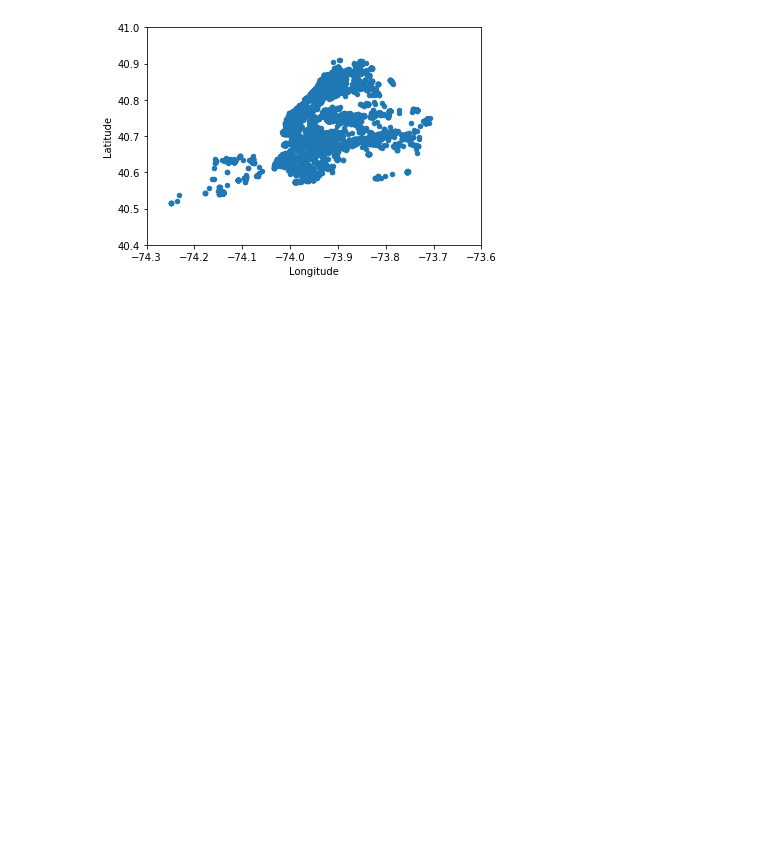
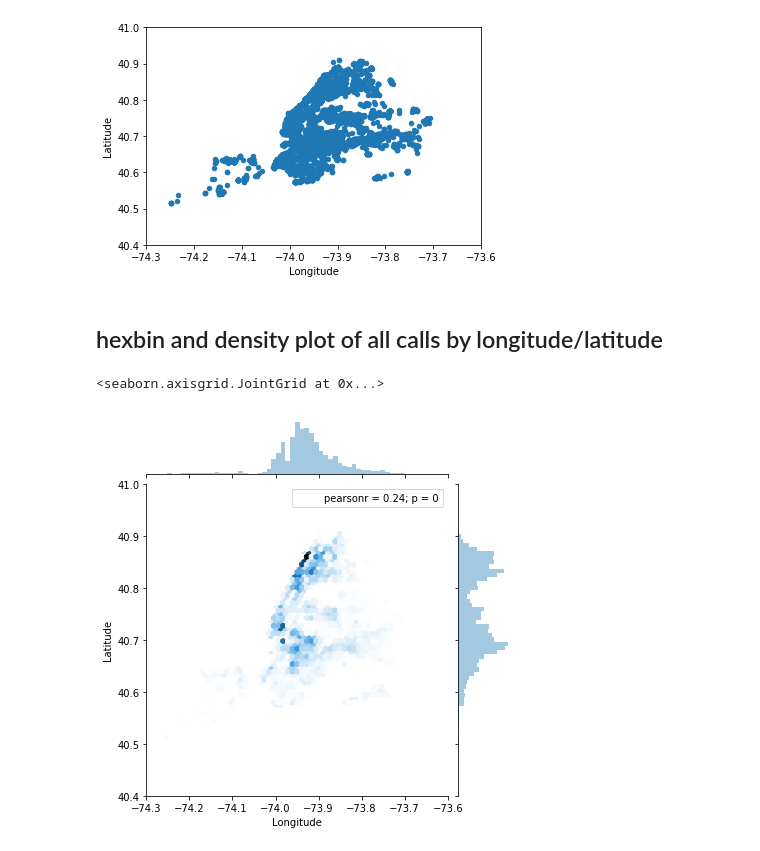
Before and after one commit to TrifectaIII/Data-Science-Final, a Jupyter notebook: DataScienceFinal.ipynb, the cells around one changed output. Drawn from its saved outputs; the diff is of its cells as text; code cells hidden in the pictures; blank space fills up the shorter version.

Commit message:
added graphs

```diff
--- a/DataScienceFinal.ipynb
+++ b/DataScienceFinal.ipynb
@@ -85,7 +90,11 @@ howdata.plot(kind = 'scatter',x='Longitude',y='Latitude',xlim = (-74.3,-73.6),yl
 # %% [output]
 <matplotlib.axes._subplots.AxesSubplot at 0x...>
 [figure]
+# %% [markdown]
+## hexbin and density plot of all calls by longitude/latitude
 # %%
 import seaborn as sns
-f, ax = plt.subplots()
-sns.jointplot(x = 'Longitude', y = 'Latitude', data = calldata, kind = 'kde')
+sns.jointplot(x="Longitude", y="Latitude", data=calldata, kind="hex",xlim = (-74.3,-73.6),ylim = (40.4,41))
+# %% [output]
+<seaborn.axisgrid.JointGrid at 0x...>
+[figure, added]
```
Also changed, not shown: parts of 7 cells of this notebook.
